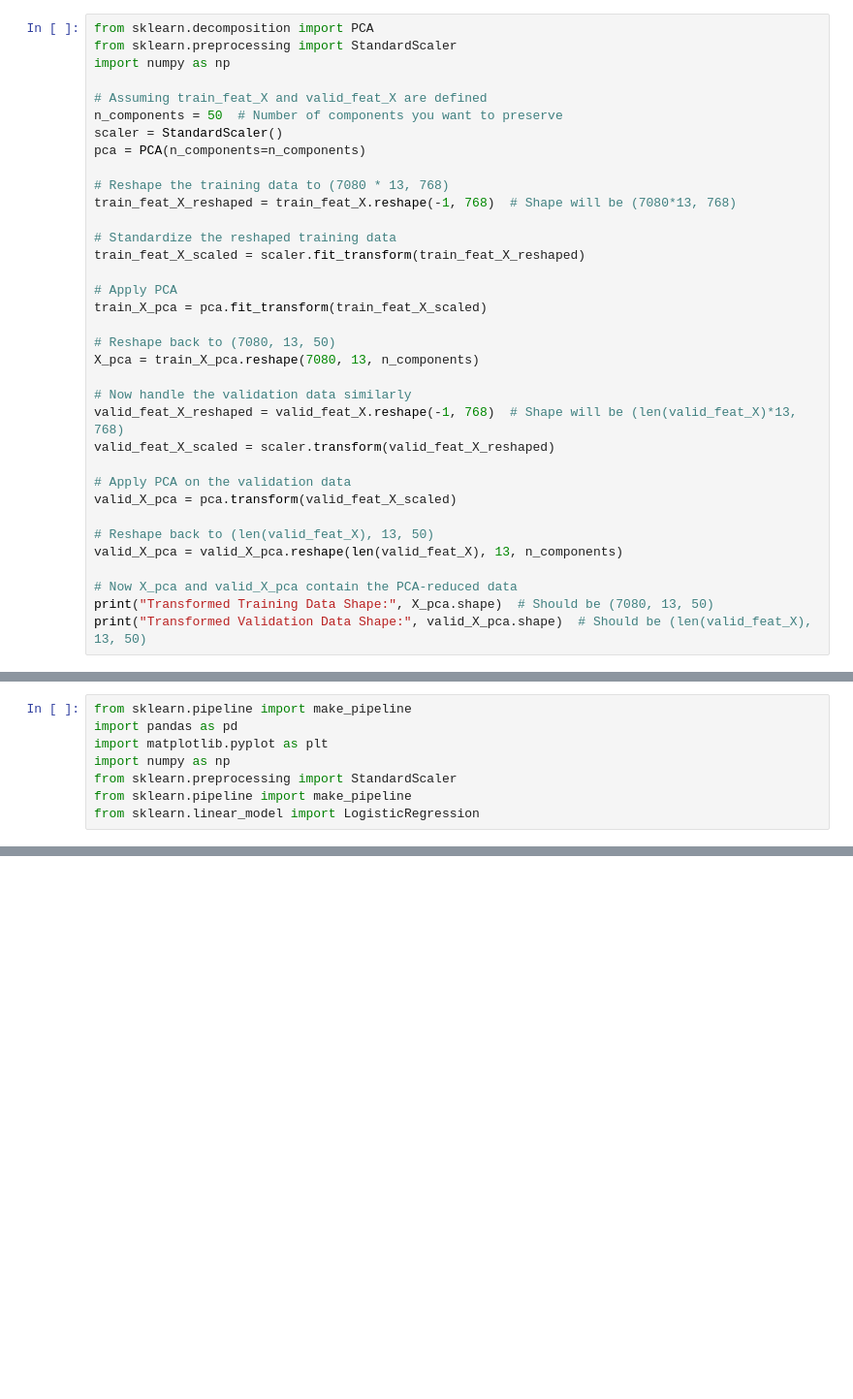
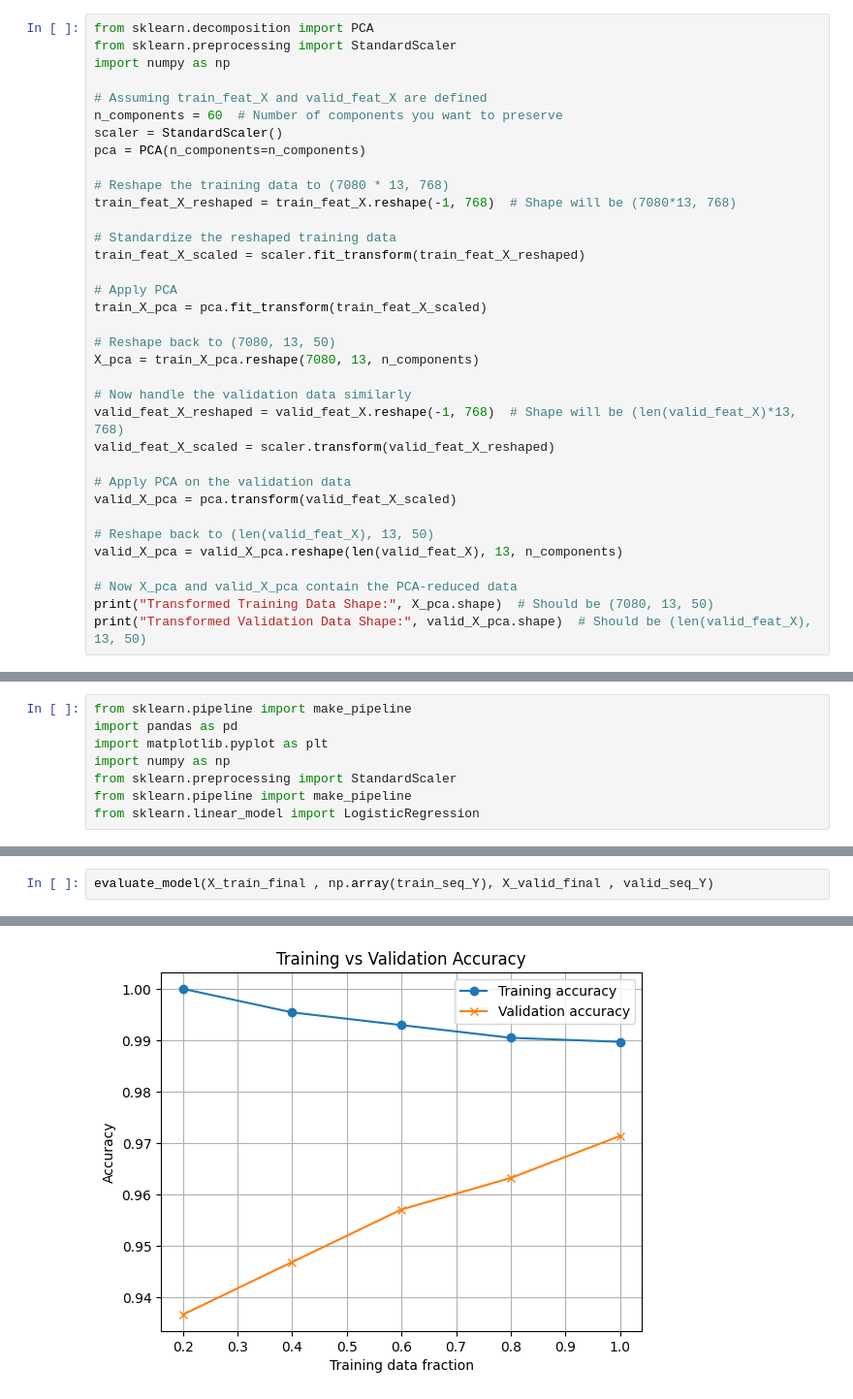
Before and after one commit to double-fault/cs771_mini_proj_1, a Jupyter notebook: task_2.ipynb, the cells around one changed output, grey strips where cells are left out. Shown at 97% size. Drawn from its saved outputs; the diff is of its cells as text; blank space fills up the shorter version.

```diff
--- a/task_2.ipynb
+++ b/task_2.ipynb
@@ -46,7 +46,7 @@ from sklearn.preprocessing import StandardScaler
 import numpy as np
 
 # Assuming train_feat_X and valid_feat_X are defined
-n_components = 50  # Number of components you want to preserve
+n_components = 60  # Number of components you want to preserve
 scaler = StandardScaler()
 pca = PCA(n_components=n_components)
 
@@ -139,0 +191,3 @@ print(model.score(X_valid_final, valid_seq_Y))
+# %%
+evaluate_model(X_train_final , np.array(train_seq_Y), X_valid_final , valid_seq_Y)
+# %% [output]
@@ -139,0 +199 @@ print(model.score(X_valid_final, valid_seq_Y))
+[figure, added]
```
Also changed, not shown: parts of 5 cells of this notebook.
